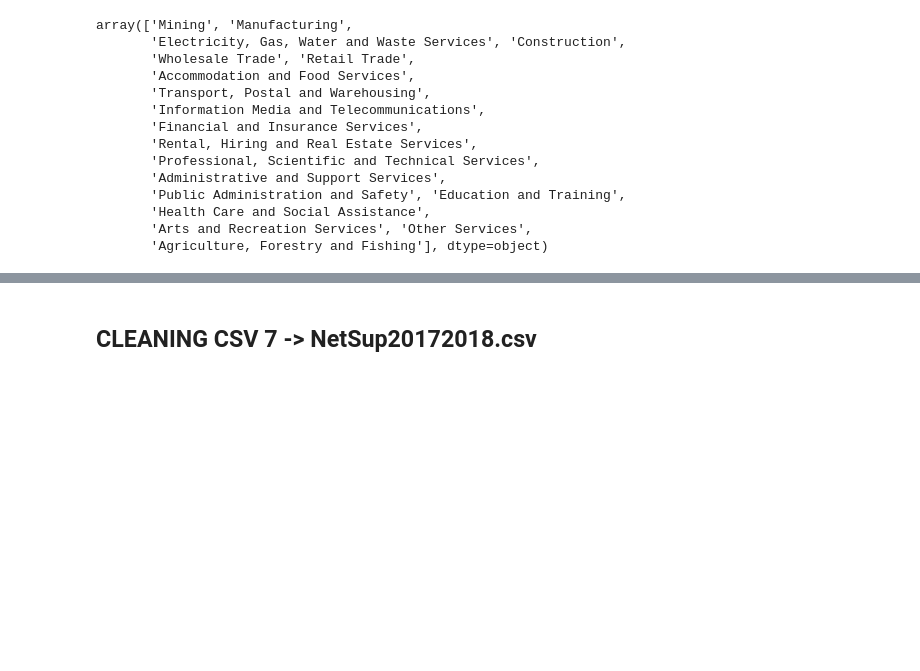
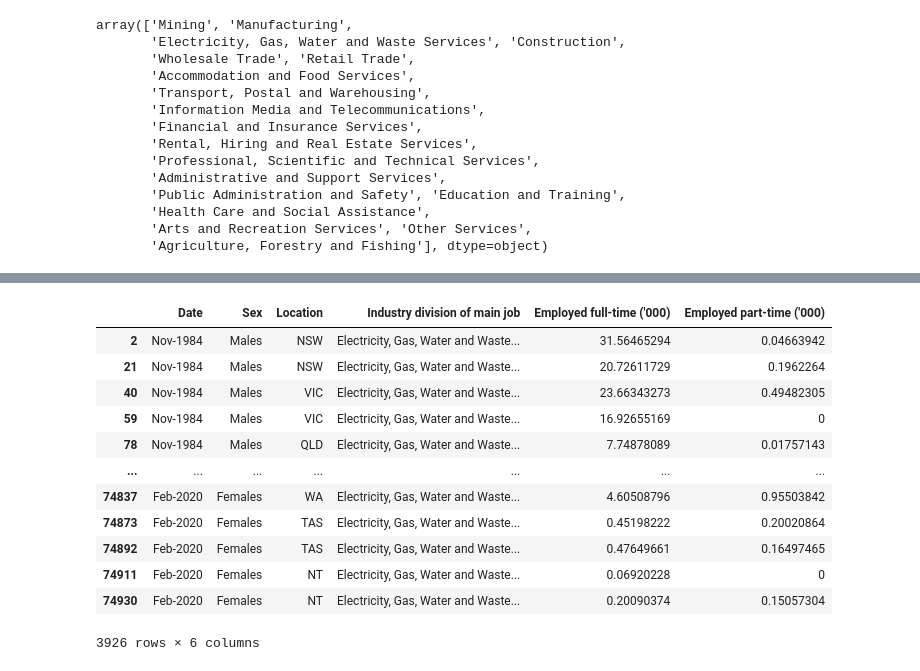
Before and after one commit to natalieddavies/FinalProject, a Jupyter notebook: datasets/cleaning.ipynb, the cells around one changed output, grey strips where cells are left out. Drawn from its saved outputs; the diff is of its cells as text; code cells hidden in the pictures; blank space fills up the shorter version.

Commit message:
Added clean csv files

```diff
--- a/datasets/cleaning.ipynb
+++ b/datasets/cleaning.ipynb
@@ -649,2 +682,16 @@ gender6
-# %% [markdown]
-## CLEANING CSV 7 -> NetSup20172018.csv
+# %%
+gas
+# %% [output]
+|  | Date | Sex | Location | Industry division of main job | Employed full-time ('000) | Employed part-time ('000) |
+| 2 | Nov-1984 | Males | NSW | Electricity, Gas, Water and Waste... | 31.56465294 | 0.04663942 |
+| 21 | Nov-1984 | Males | NSW | Electricity, Gas, Water and Waste... | 20.72611729 | 0.1962264 |
+| 40 | Nov-1984 | Males | VIC | Electricity, Gas, Water and Waste... | 23.66343273 | 0.49482305 |
+| 59 | Nov-1984 | Males | VIC | Electricity, Gas, Water and Waste... | 16.92655169 | 0 |
+| 78 | Nov-1984 | Males | QLD | Electricity, Gas, Water and Waste... | 7.74878089 | 0.01757143 |
+| ... | ... | ... | ... | ... | ... | ... |
+| 74837 | Feb-2020 | Females | WA | Electricity, Gas, Water and Waste... | 4.60508796 | 0.95503842 |
+| 74873 | Feb-2020 | Females | TAS | Electricity, Gas, Water and Waste... | 0.45198222 | 0.20020864 |
+| 74892 | Feb-2020 | Females | TAS | Electricity, Gas, Water and Waste... | 0.47649661 | 0.16497465 |
+| 74911 | Feb-2020 | Females | NT | Electricity, Gas, Water and Waste... | 0.06920228 | 0 |
+| 74930 | Feb-2020 | Females | NT | Electricity, Gas, Water and Waste... | 0.20090374 | 0.15057304 |
+3926 rows × 6 columns
```
Also changed, not shown: parts of 15 cells of this notebook, 3 other files.
